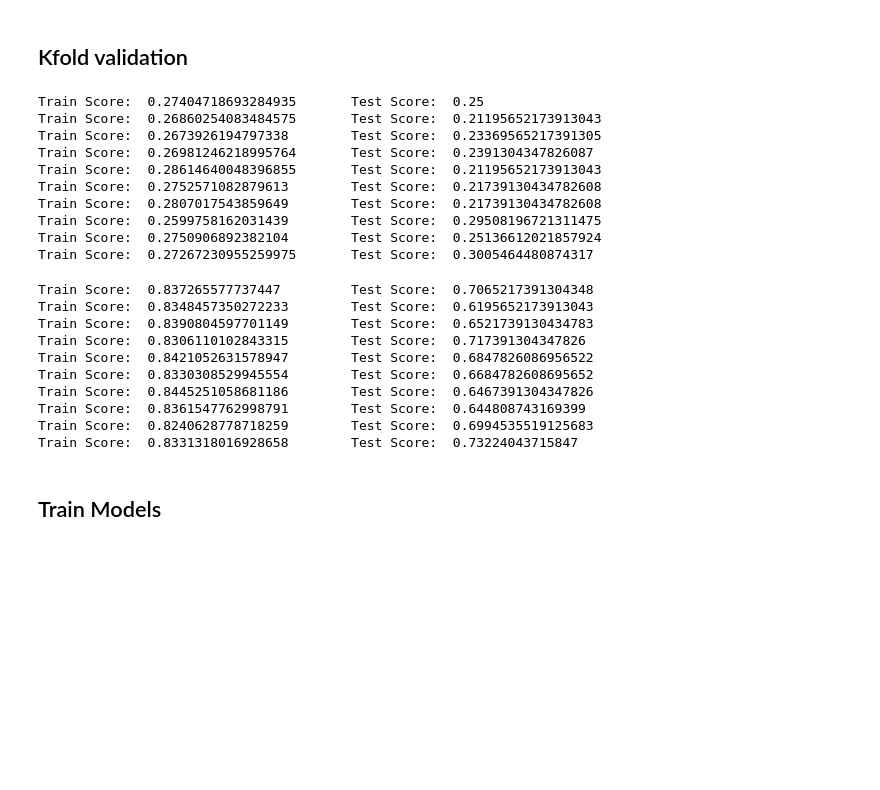
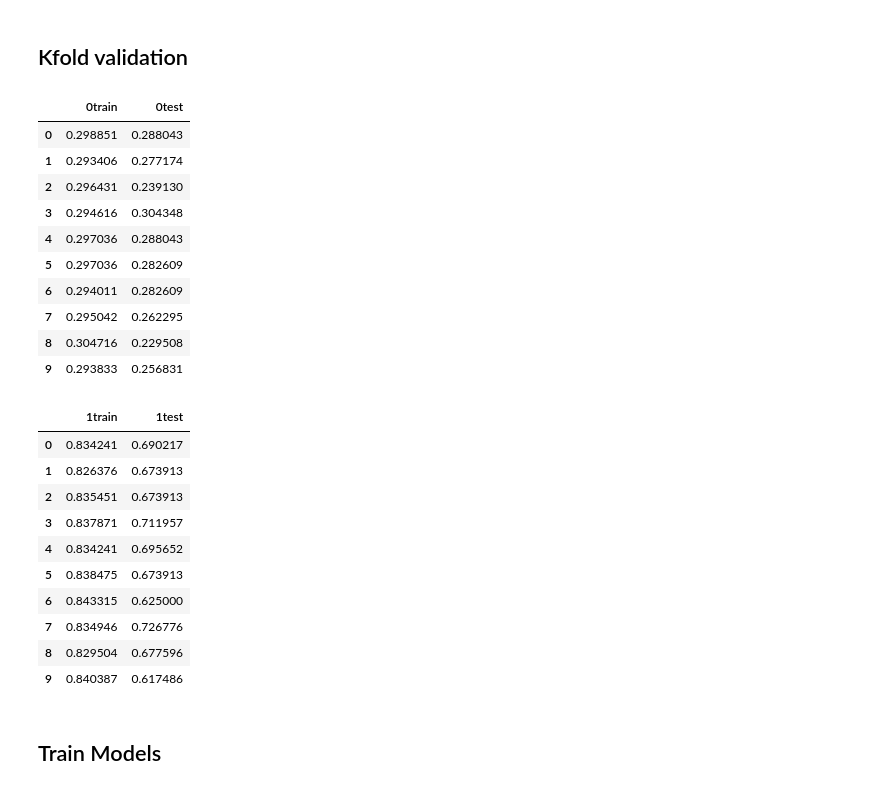
Before and after one commit to ShutDownMan/STFMining, a Jupyter notebook: mineracao.ipynb, the cells around one changed output. Cells and saved outputs as stored; diff of their text form; code cells hidden in the pictures; blank space fills up the shorter version.

```diff
--- a/mineracao.ipynb
+++ b/mineracao.ipynb
@@ -116,62 +116,81 @@ X_train, X_test, y_train, y_test = train_test_split(X_data, y_data, test_size=0.
 # %%
 from sklearn.model_selection import KFold
 from sklearn.multiclass import OneVsRestClassifier
 from sklearn.naive_bayes import MultinomialNB
 from sklearn.svm import LinearSVC
+import pandas as pd
+
+onevsrest_scores = []
 
 kf = KFold(n_splits=10, shuffle=True)
 kf.get_n_splits(X_train)
 
 for train_index, test_index in kf.split(X_train):
-     # print("TRAIN:", train_index, "TEST:", test_index)
+     # separando treino e teste
      X_ktrain, X_ktest = X_train[train_index], X_train[test_index]
      y_ktrain, y_ktest = y_train[train_index], y_train[test_index]
 
+     # treinando modelo
      kfold_model = OneVsRestClassifier(MultinomialNB(alpha=0.001, fit_prior=True), n_jobs=-1).fit(X_ktrain, y_ktrain)
 
+     # avaliando a acurácia
      train_score = kfold_model.score(X_ktrain, y_ktrain)
      test_score = kfold_model.score(X_ktest, y_ktest)
-     print("Train Score: ", train_score, "\tTest Score: ", test_score)
+     onevsrest_scores.append([train_score, test_score])
+     # print("Train Score: ", train_score, "\tTest Score: ", test_score)
+
+onevsrest_scores_df = pd.DataFrame(onevsrest_scores, columns=["0train", "0test"])
+onevsrest_scores_df
 # %% [output]
-Train Score:  0.27404718693284935       Test Score:  0.25
-Train Score:  0.26860254083484575       Test Score:  0.21195652173913043
-Train Score:  0.2673926194797338        Test Score:  0.23369565217391305
-Train Score:  0.26981246218995764       Test Score:  0.2391304347826087
-Train Score:  0.28614640048396855       Test Score:  0.21195652173913043
-Train Score:  0.2752571082879613        Test Score:  0.21739130434782608
-Train Score:  0.2807017543859649        Test Score:  0.21739130434782608
-Train Score:  0.2599758162031439        Test Score:  0.29508196721311475
-Train Score:  0.2750906892382104        Test Score:  0.25136612021857924
-Train Score:  0.27267230955259975       Test Score:  0.3005464480874317
+|  | 0train | 0test |
+| 0 | 0.298851 | 0.288043 |
+| 1 | 0.293406 | 0.277174 |
+| 2 | 0.296431 | 0.239130 |
+| 3 | 0.294616 | 0.304348 |
+| 4 | 0.297036 | 0.288043 |
+| 5 | 0.297036 | 0.282609 |
+| 6 | 0.294011 | 0.282609 |
+| 7 | 0.295042 | 0.262295 |
+| 8 | 0.304716 | 0.229508 |
+| 9 | 0.293833 | 0.256831 |
 # %%
 from sklearn.model_selection import KFold
 from sklearn.naive_bayes import MultinomialNB
 from sklearn.svm import LinearSVC
 
+linearsvc_scores = []
+
 kf = KFold(n_splits=10, shuffle=True)
 kf.get_n_splits(X_train)
 
 for train_index, test_index in kf.split(X_train):
-     # print("TRAIN:", train_index, "TEST:", test_index)
+     # separando treino e teste
      X_ktrain, X_ktest = X_train[train_index], X_train[test_index]
      y_ktrain, y_ktest = y_train[train_index], y_train[test_index]
 
+     # treinando modelo
      kfold_model = OneVsRestClassifier(LinearSVC(class_weight="balanced"), n_jobs=-1).fit(X_ktrain, y_ktrain)
 
+     # avaliando a acurácia
      train_score = kfold_model.score(X_ktrain, y_ktrain)
      test_score = kfold_model.score(X_ktest, y_ktest)
-     print("Train Score: ", train_score, "\tTest Score: ", test_score)
+     linearsvc_scores.append([train_score, test_score])
+     # print("Train Score: ", train_score, "\tTest Score: ", test_score)
+
+linearsvc_scores_df = pd.DataFrame(linearsvc_scores, columns=["1train", "1test"])
+linearsvc_scores_df
 # %% [output]
-Train Score:  0.837265577737447         Test Score:  0.7065217391304348
-Train Score:  0.8348457350272233        Test Score:  0.6195652173913043
-Train Score:  0.8390804597701149        Test Score:  0.6521739130434783
-Train Score:  0.8306110102843315        Test Score:  0.717391304347826
-Train Score:  0.8421052631578947        Test Score:  0.6847826086956522
-Train Score:  0.8330308529945554        Test Score:  0.6684782608695652
-Train Score:  0.8445251058681186        Test Score:  0.6467391304347826
-Train Score:  0.8361547762998791        Test Score:  0.644808743169399
-Train Score:  0.8240628778718259        Test Score:  0.6994535519125683
-Train Score:  0.8331318016928658        Test Score:  0.73224043715847
+|  | 1train | 1test |
+| 0 | 0.834241 | 0.690217 |
+| 1 | 0.826376 | 0.673913 |
+| 2 | 0.835451 | 0.673913 |
+| 3 | 0.837871 | 0.711957 |
+| 4 | 0.834241 | 0.695652 |
+| 5 | 0.838475 | 0.673913 |
+| 6 | 0.843315 | 0.625000 |
+| 7 | 0.834946 | 0.726776 |
+| 8 | 0.829504 | 0.677596 |
+| 9 | 0.840387 | 0.617486 |
 # %% [markdown]
 ## Train Models
 # %%
```
Also changed, not shown: parts of 6 cells of this notebook, 6 other files.
